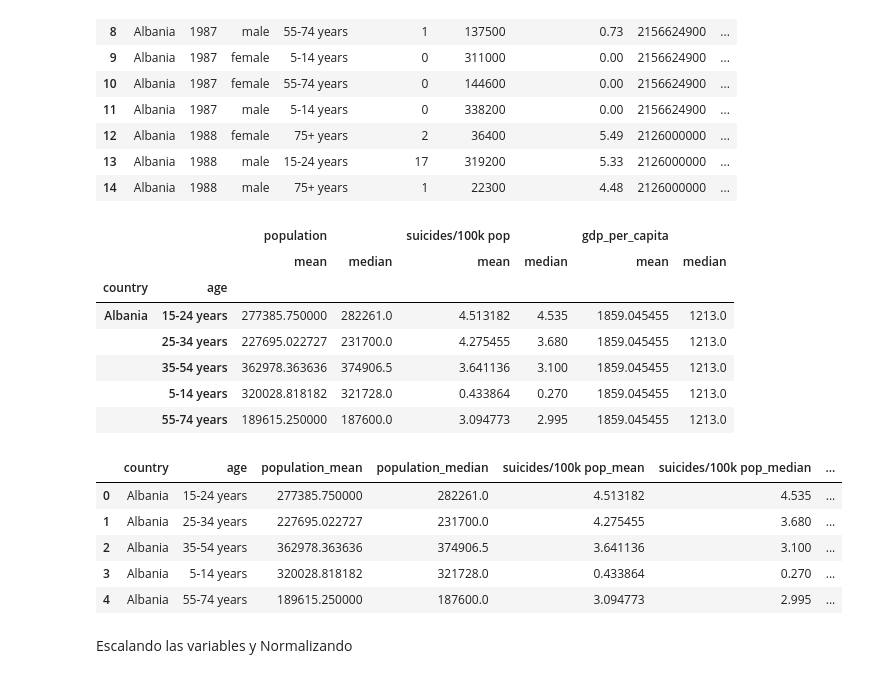
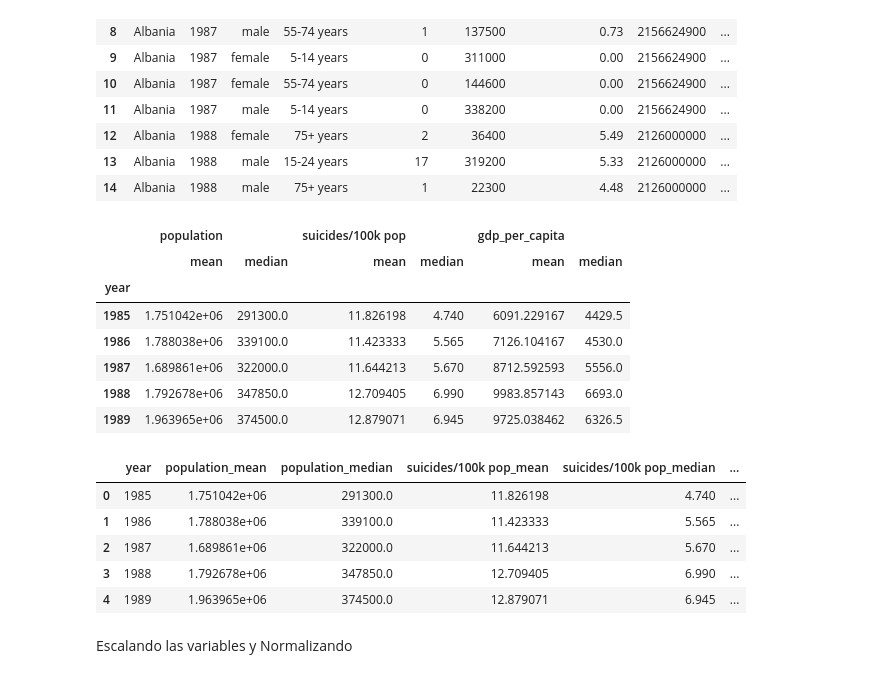
Before and after one commit to TRMIKO/notebooks, a Jupyter notebook: suicide/suicide.ipynb, the cells around one changed output. Saved outputs shown, nothing was run; the diff lists cells and outputs as text; code cells hidden in the pictures.

```diff
--- a/suicide/suicide.ipynb
+++ b/suicide/suicide.ipynb
@@ -39,17 +39,17 @@ df.head(15)
 | 13 | Albania | 1988 | male | 15-24 years | 17 | 319200 | 5.33 | 2126000000 | ... |
 | 14 | Albania | 1988 | male | 75+ years | 1 | 22300 | 4.48 | 2126000000 | ... |
 # %%
-df=df[["country","age","population","suicides/100k pop","gdp_per_capita"]].groupby(["country","age"]).agg(['mean','median'])
+df=df[["year","population","suicides/100k pop","gdp_per_capita"]].groupby(["year"]).agg(['mean','median'])
 df.head()
 # %% [output]
-|  |  | population |  | suicides/100k pop |  | gdp_per_capita |  |
-|  |  | mean | median | mean | median | mean | median |
-| country | age |  |  |  |  |  |  |
-| Albania | 15-24 years | 277385.750000 | 282261.0 | 4.513182 | 4.535 | 1859.045455 | 1213.0 |
-|  | 25-34 years | 227695.022727 | 231700.0 | 4.275455 | 3.680 | 1859.045455 | 1213.0 |
-|  | 35-54 years | 362978.363636 | 374906.5 | 3.641136 | 3.100 | 1859.045455 | 1213.0 |
-|  | 5-14 years | 320028.818182 | 321728.0 | 0.433864 | 0.270 | 1859.045455 | 1213.0 |
-|  | 55-74 years | 189615.250000 | 187600.0 | 3.094773 | 2.995 | 1859.045455 | 1213.0 |
+|  | population |  | suicides/100k pop |  | gdp_per_capita |  |
+|  | mean | median | mean | median | mean | median |
+| year |  |  |  |  |  |  |
+| 1985 | 1.751042e+06 | 291300.0 | 11.826198 | 4.740 | 6091.229167 | 4429.5 |
+| 1986 | 1.788038e+06 | 339100.0 | 11.423333 | 5.565 | 7126.104167 | 4530.0 |
+| 1987 | 1.689861e+06 | 322000.0 | 11.644213 | 5.670 | 8712.592593 | 5556.0 |
+| 1988 | 1.792678e+06 | 347850.0 | 12.709405 | 6.990 | 9983.857143 | 6693.0 |
+| 1989 | 1.963965e+06 | 374500.0 | 12.879071 | 6.945 | 9725.038462 | 6326.5 |
 # %%
 columns=[]
 for i in range(len(df.columns.levels[0])):
@@ -60,12 +60,12 @@ df.columns=columns
 df.reset_index(inplace=True)
 df.head()
 # %% [output]
-|  | country | age | population_mean | population_median | suicides/100k pop_mean | suicides/100k pop_median | ... |
-| 0 | Albania | 15-24 years | 277385.750000 | 282261.0 | 4.513182 | 4.535 | ... |
-| 1 | Albania | 25-34 years | 227695.022727 | 231700.0 | 4.275455 | 3.680 | ... |
-| 2 | Albania | 35-54 years | 362978.363636 | 374906.5 | 3.641136 | 3.100 | ... |
-| 3 | Albania | 5-14 years | 320028.818182 | 321728.0 | 0.433864 | 0.270 | ... |
-| 4 | Albania | 55-74 years | 189615.250000 | 187600.0 | 3.094773 | 2.995 | ... |
+|  | year | population_mean | population_median | suicides/100k pop_mean | suicides/100k pop_median | ... |
+| 0 | 1985 | 1.751042e+06 | 291300.0 | 11.826198 | 4.740 | ... |
+| 1 | 1986 | 1.788038e+06 | 339100.0 | 11.423333 | 5.565 | ... |
+| 2 | 1987 | 1.689861e+06 | 322000.0 | 11.644213 | 5.670 | ... |
+| 3 | 1988 | 1.792678e+06 | 347850.0 | 12.709405 | 6.990 | ... |
+| 4 | 1989 | 1.963965e+06 | 374500.0 | 12.879071 | 6.945 | ... |
 # %% [markdown]
 Escalando las variables y Normalizando
 # %%
```
Also changed, not shown: parts of 5 cells of this notebook.
